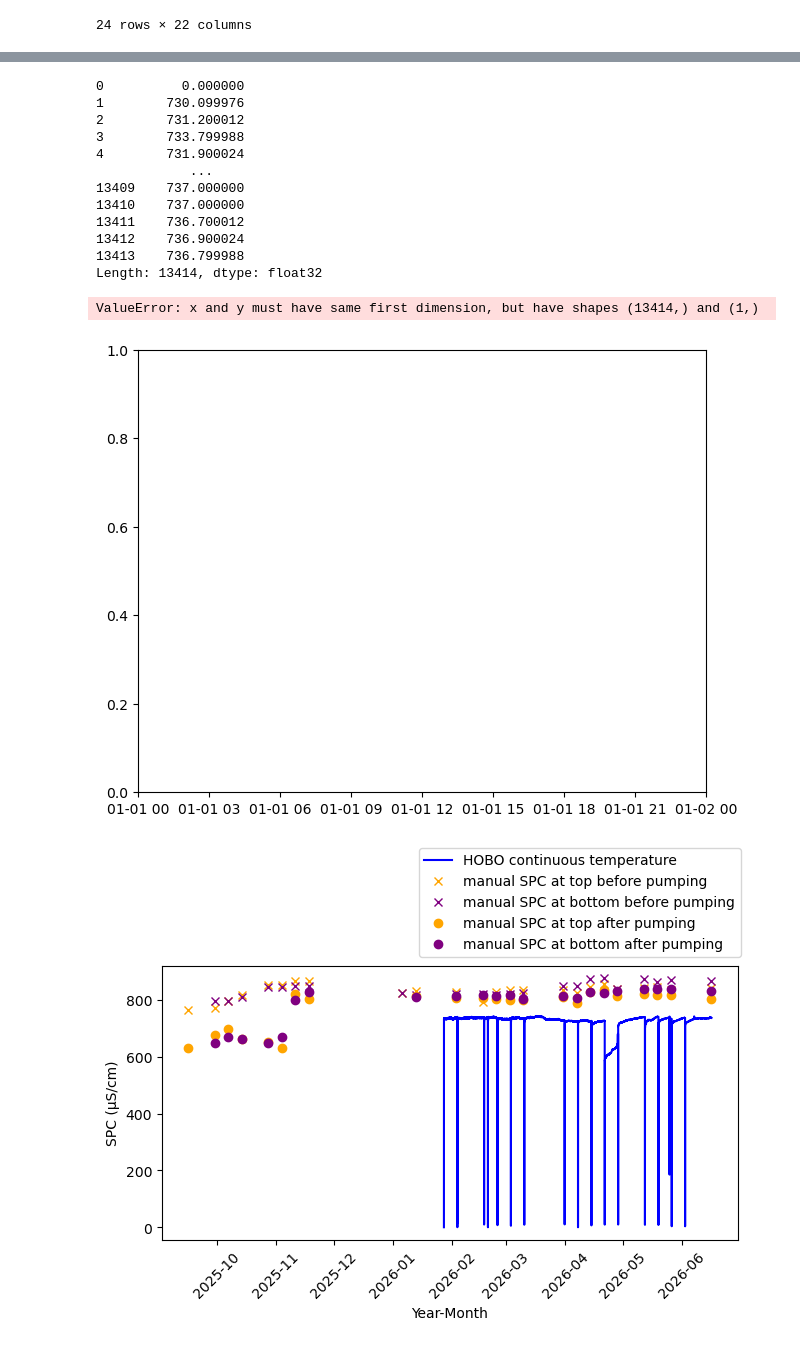
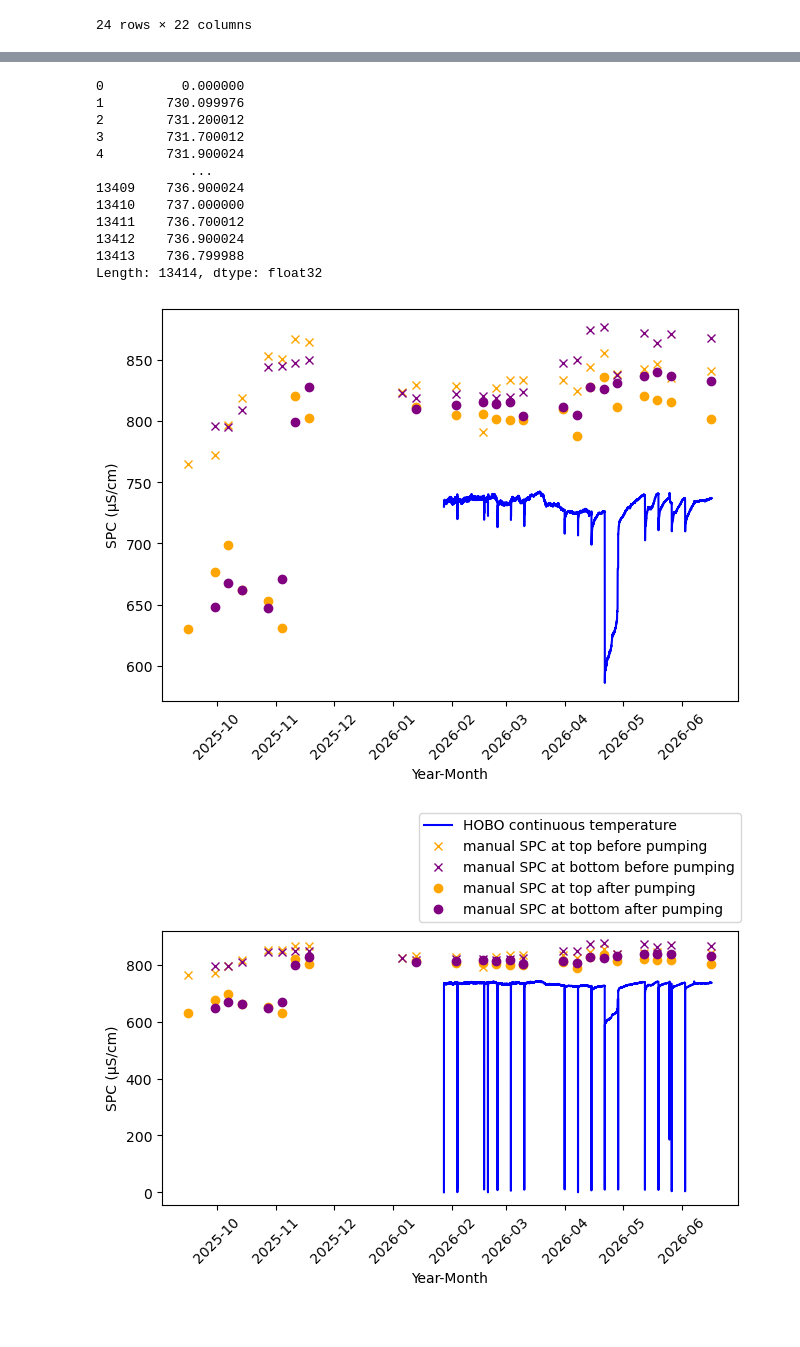
Before and after one commit to sauron-245/summer_26, a Jupyter notebook: summer 2026/SPC_bell2026.ipynb, the cells around one changed output, grey strips where cells are left out. Cells and saved outputs as stored; diff of their text form; code cells hidden in the pictures.

Commit message:
the generic file is ok, but it the stitched hobo data doesn't seem to take the hampel filter.  Not sure--will do some digging and resolve.

```diff
--- a/summer 2026/SPC_bell2026.ipynb
+++ b/summer 2026/SPC_bell2026.ipynb
@@ -66,54 +81,61 @@ mandf
 # %%
 #filtering the data to remove the spikes, which are the result of removing the hobo from the well during manual measurements
-filteredhobo = hampel(hobodf["Specific Conductivity (W-CT 22414702), µS/cm"], window_size=3, n_sigma=3.0)
+filteredhobo = hampel(hobodf["Specific Conductivity (W-CT 22414702), µS/cm"], window_size=6, n_sigma=1.5)
 
 print(filteredhobo.filtered_data)
 # %% [output]
 0          0.000000
 1        730.099976
 2        731.200012
-3        733.799988
+3        731.700012
 4        731.900024
             ...
-13409    737.000000
+13409    736.900024
 13410    737.000000
 13411    736.700012
 13412    736.900024
 13413    736.799988
 Length: 13414, dtype: float32
+# %%
+#type(filteredhobo)
+#type(hobodate)
+
+#filteredhobo = filteredhobo.reshape(hobodate.shape)
+filteredhoboseries = pd.Series(filteredhobo.filtered_data, index = hobodf.index)
+#type(filteredhoboseries)
+filteredhobo = filteredhoboseries[1:]              #I used the google AI overview for this line of code :/
 # %%
 hobodf = pd.read_csv("P1_All_6.16.csv")
 hobodf["Date-Time (CST/CDT)"] = pd.to_datetime(hobodf["Date-Time (CST/CDT)"])
 mandf = pd.read_csv("Well_Sampling_Data_P1.csv")
 mandf["Date"] = pd.to_datetime(mandf["Date"])
 
 hobodate = hobodf["Date-Time (CST/CDT)"]
-hoboSPC = hobodf["Specific Conductivity (W-CT 22414702), µS/cm"]
+slicedhobodate = hobodate[1:]
 
 fig, ax = plt.subplots(layout='constrained')
-ax.plot(hobodate, filteredhobo, color="blue", label = "HOBO continuous temperature")
+ax.plot(slicedhobodate, filteredhobo, color="blue", label = "HOBO continuous temperature")
 ax.plot(mandf.Date, mandf.loc[:,"SPC top before"], 'x', color = "orange", label = "manual SPC at top before pumping")
 ax.plot(mandf.Date, mandf.loc[:,"SPC bottom before"], 'x', color = "purple", label = "manual SPC at bottom before pumping")
 ax.plot(mandf.Date, mandf.loc[:,"SPC top after"], 'o', color = "orange", label = "manual SPC at top after pumping")
 ax.plot(mandf.Date, mandf.loc[:,"SPC bottom after"], 'o', color = "purple", label = "manual SPC at bottom after pumping")
 plt.xticks(rotation=45)
 plt.xlabel("Year-Month")
 plt.ylabel("SPC (µS/cm)")
 
 #code below places legend outside graph, but squishes it
 #plt.legend(bbox_to_anchor=(1.05, 0.5), loc="center left")
 
 #code below places legend on graph and covers some of the data
 #ax.legend(loc="lower left")
 
 #code below puts legend outside of graph, squishes it down, but is not awful
-fig.legend(loc='outside upper right')
+#fig.legend(loc='outside upper right')
 #ax.legend(handles = [hobo, temptb, tempbb, tempta, tempba], labels = ["HOBO continuous data", "field data at top before pumping", "field data at bottom before pumping", "field data at top after pumping", "field data at bottom after pumping"])
 
 plt.show()
 # %% [output]
-ValueError: x and y must have same first dimension, but have shapes (13414,) and (1,)
-[figure, old version]
+[figure, new version]
 # %%
 hobodf = pd.read_csv("P1_All_6.16.csv")
 hobodf["Date-Time (CST/CDT)"] = pd.to_datetime(hobodf["Date-Time (CST/CDT)"])
```
Also changed, not shown: parts of 1 cell of this notebook, 6 other files.
